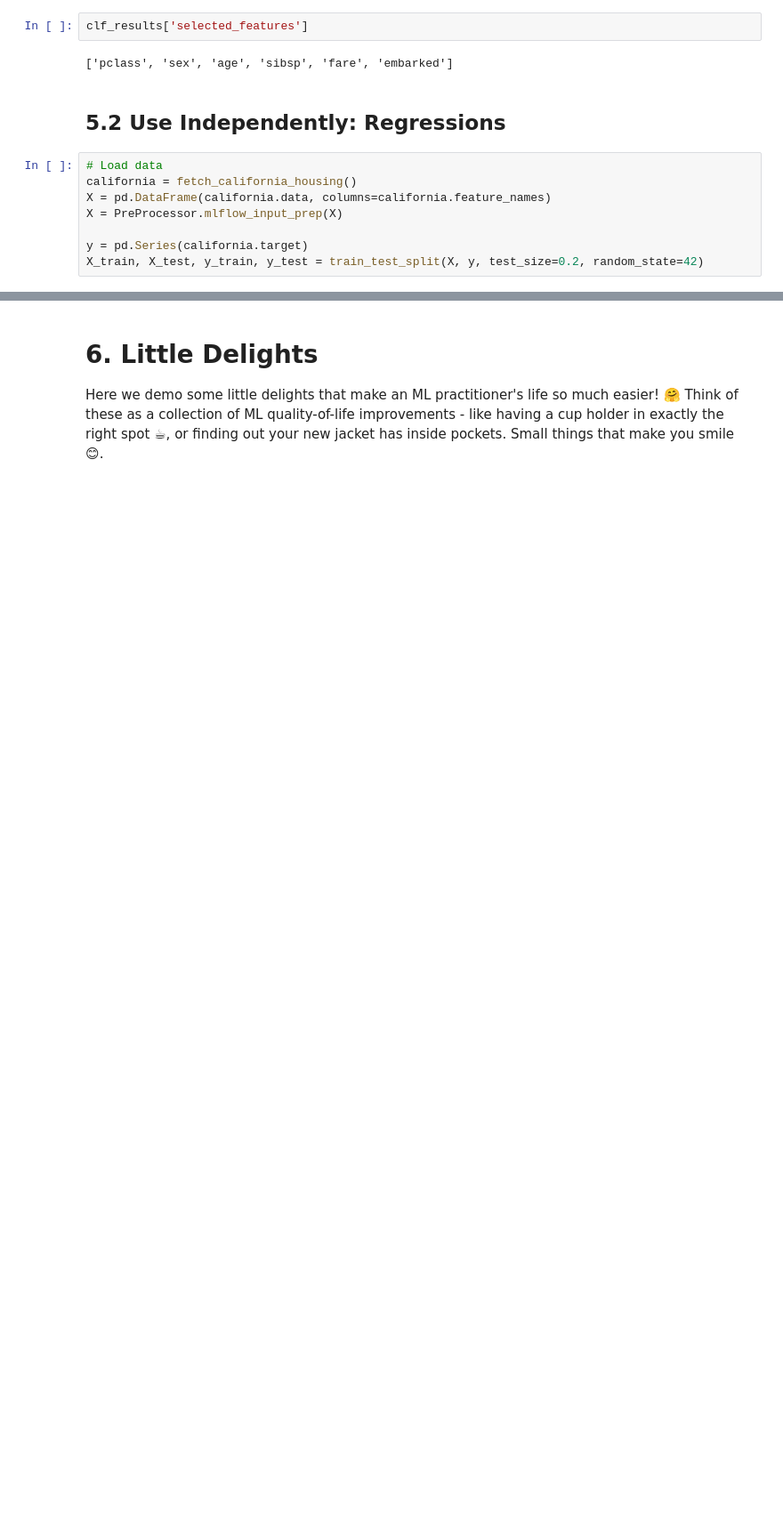
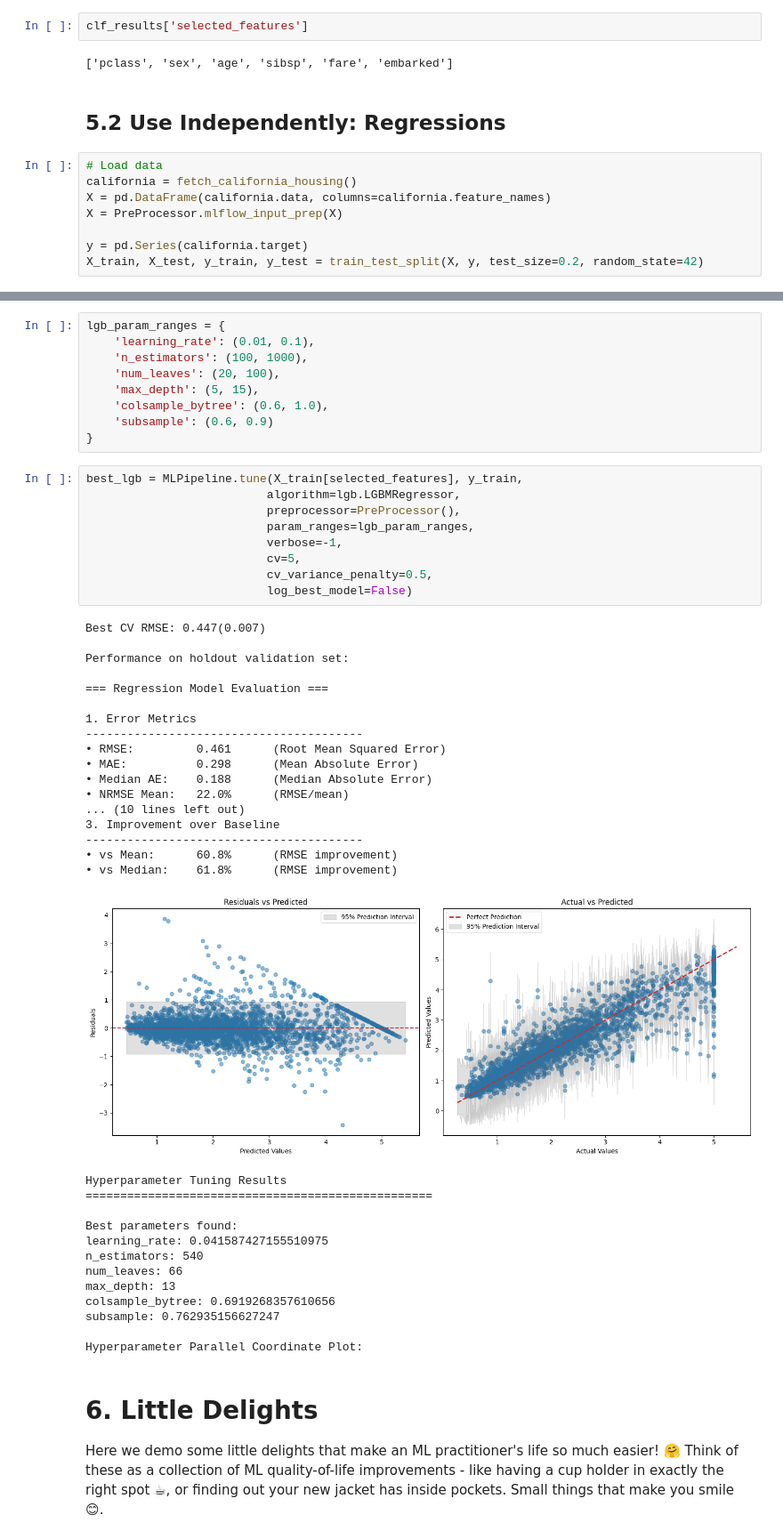
Before and after one commit to MenaWANG/mlarena, a Jupyter notebook: examples/2.advanced_usage.ipynb, the cells around one changed output, grey strips where cells are left out. Shown at 89% size. Drawn from its saved outputs; the diff is of its cells as text; blank space fills up the shorter version.

```diff
--- a/examples/2.advanced_usage.ipynb
+++ b/examples/2.advanced_usage.ipynb
@@ -964,3 +958,52 @@ Selected features: ['MedInc', 'HouseAge', 'AveRooms', 'Population', 'AveOccup',
+# %%
+lgb_param_ranges = {
+    'learning_rate': (0.01, 0.1),
+    'n_estimators': (100, 1000),
+    'num_leaves': (20, 100),
+    'max_depth': (5, 15),
+    'colsample_bytree': (0.6, 1.0),
+    'subsample': (0.6, 0.9)
+}
+# %%
+best_lgb = MLPipeline.tune(X_train[selected_features], y_train,
+                          algorithm=lgb.LGBMRegressor,
+                          preprocessor=PreProcessor(),
+                          param_ranges=lgb_param_ranges,
+                          verbose=-1,
+                          cv=5,
+                          cv_variance_penalty=0.5,
+                          log_best_model=False)
+# %% [output]
+Best CV RMSE: 0.447(0.007)
+
+Performance on holdout validation set:
+
+=== Regression Model Evaluation ===
+
+1. Error Metrics
+----------------------------------------
+• RMSE:         0.461      (Root Mean Squared Error)
+• MAE:          0.298      (Mean Absolute Error)
+• Median AE:    0.188      (Median Absolute Error)
+• NRMSE Mean:   22.0%      (RMSE/mean)
+... (10 lines left out)
+3. Improvement over Baseline
+----------------------------------------
+• vs Mean:      60.8%      (RMSE improvement)
+• vs Median:    61.8%      (RMSE improvement)
+[figure, added]
+Hyperparameter Tuning Results
+==================================================
+
+Best parameters found:
+learning_rate: 0.041587427155510975
+n_estimators: 540
+num_leaves: 66
+max_depth: 13
+colsample_bytree: 0.6919268357610656
+subsample: 0.762935156627247
+
+Hyperparameter Parallel Coordinate Plot:
 # %% [markdown]
 # 6. Little Delights
 
```
Also changed, not shown: parts of 16 cells of this notebook, 4 other files.
